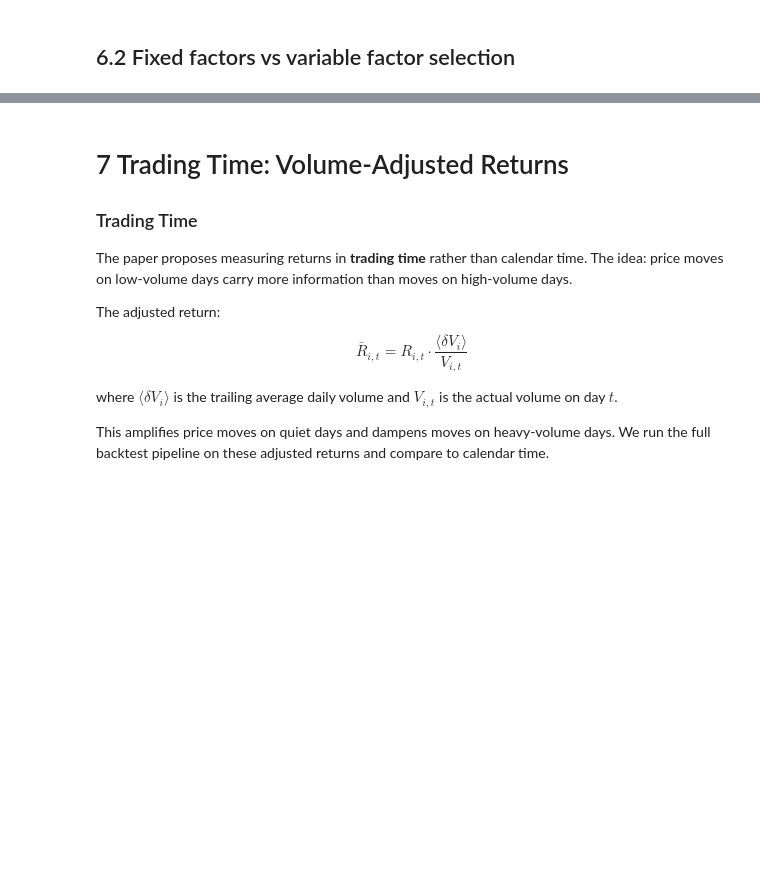
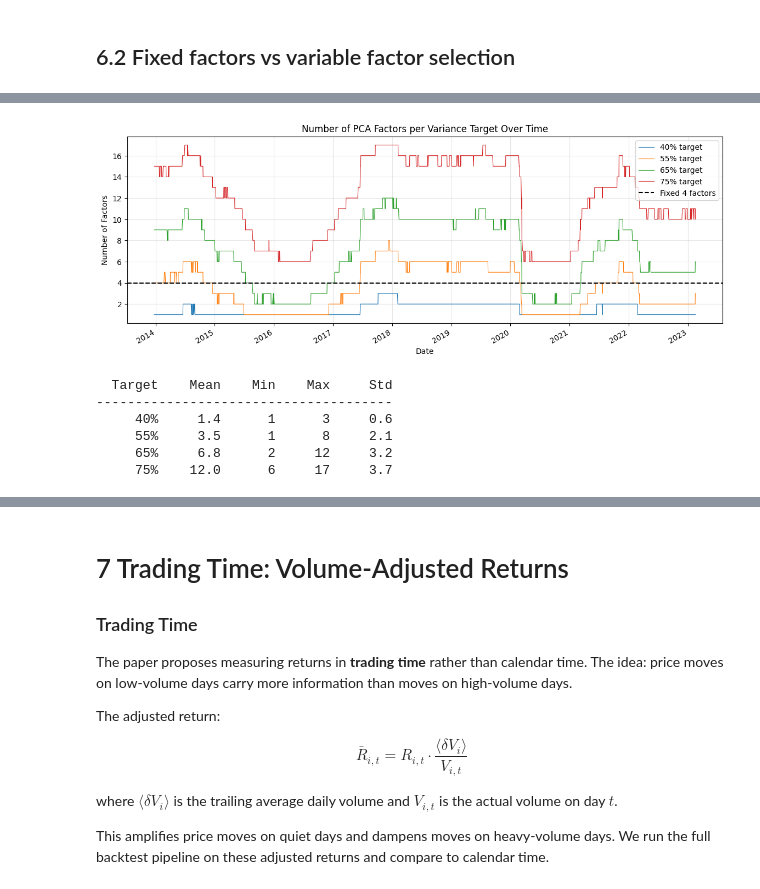
Before and after one commit to marcogretter/RM-Assignment-4, a Jupyter notebook: ex4a_notebook.ipynb, the cells around one changed output, grey strips where cells are left out. Cells and saved outputs as stored; diff of their text form; code cells hidden in the pictures; blank space fills up the shorter version.

```diff
--- a/ex4a_notebook.ipynb
+++ b/ex4a_notebook.ipynb
@@ -581,0 +768,37 @@ plt.show()
+# %%
+# Number of factors over time for each variance target
+plt.figure(figsize=(14, 5))
+for var_tgt, nf_dict in var_tgt_n_factors.items():
+    s = pd.Series(nf_dict)
+    s.index = pd.to_datetime(s.index)
+    s.plot(linewidth=0.8, label=f"{var_tgt * 100:.0f}% target")
+plt.axhline(
+    y=n_factors,
+    color="black",
+    linestyle="--",
+    linewidth=1.5,
+    label=f"Fixed {n_factors} factors",
+)
+plt.xlabel("Date")
+plt.ylabel("Number of Factors")
+plt.title("Number of PCA Factors per Variance Target Over Time")
+plt.legend()
+plt.grid(alpha=0.3)
+plt.show()
+
+print(f"{'Target':>8}  {'Mean':>6}  {'Min':>5}  {'Max':>5}  {'Std':>6}")
+print("-" * 38)
+for var_tgt, nf_dict in var_tgt_n_factors.items():
+    vals = pd.Series(list(nf_dict.values()))
+    print(
+        f"{var_tgt * 100:>7.0f}%  {vals.mean():>6.1f}  {int(vals.min()):>5}  "
+        f"{int(vals.max()):>5}  {vals.std():>6.1f}"
+    )
+# %% [output]
+[figure, added]
+  Target    Mean    Min    Max     Std
+--------------------------------------
+     40%     1.4      1      3     0.6
+     55%     3.5      1      8     2.1
+     65%     6.8      2     12     3.2
+     75%    12.0      6     17     3.7
```
Also changed, not shown: parts of 16 cells of this notebook, 6 other files.
